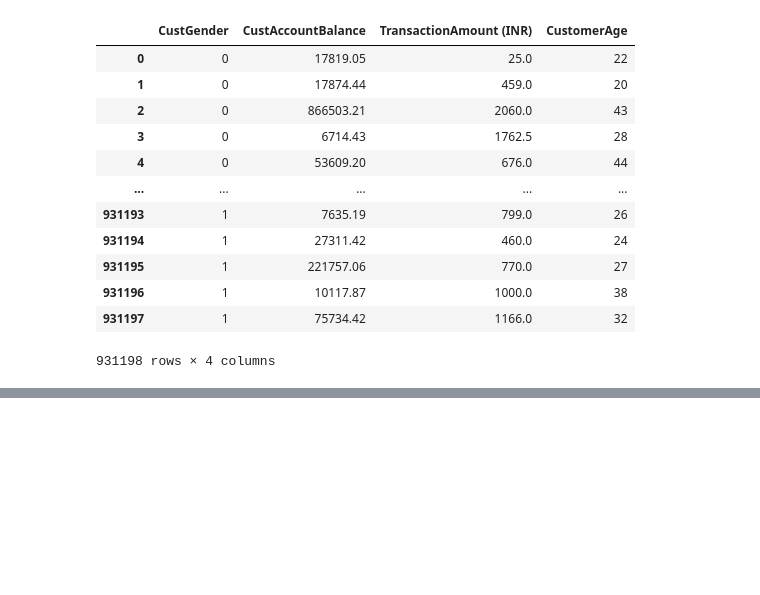
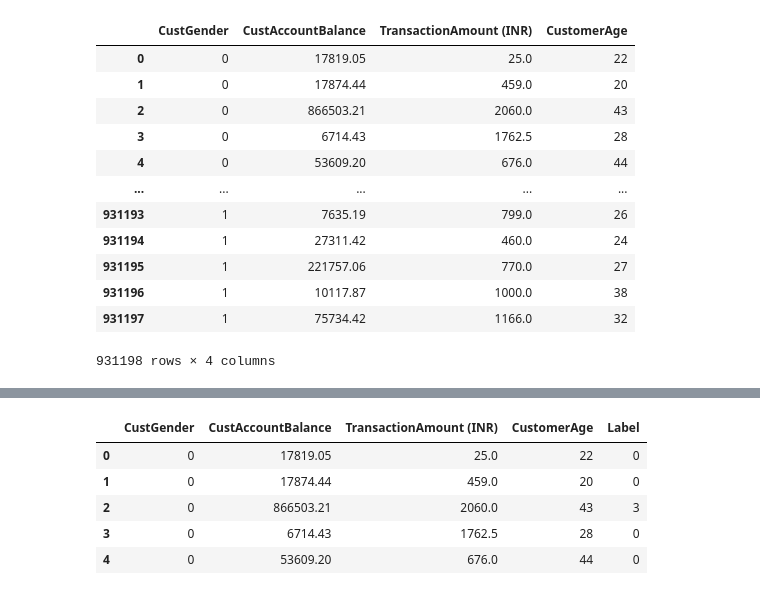
Before and after one commit to Hazqeel09/EDA-bank-dataset, a Jupyter notebook: EDA Bank Data.ipynb, the cells around one changed output, grey strips where cells are left out. Saved outputs shown, nothing was run; the diff lists cells and outputs as text; code cells hidden in the pictures; blank space fills up the shorter version.

```diff
--- a/EDA Bank Data.ipynb
+++ b/EDA Bank Data.ipynb
@@ -407,6 +414,13 @@ plt.tight_layout()
 # %%
-kmeans = KMeans(n_clusters=?? , **kmeans_set)
+kmeans = KMeans(n_clusters=4 , **kmeans_set)
 kmeans.fit(cluster_df)
 cluster_df['Label']=kmeans.labels_
 cluster_df.head()
+# %% [output]
+|  | CustGender | CustAccountBalance | TransactionAmount (INR) | CustomerAge | Label |
+| 0 | 0 | 17819.05 | 25.0 | 22 | 0 |
+| 1 | 0 | 17874.44 | 459.0 | 20 | 0 |
+| 2 | 0 | 866503.21 | 2060.0 | 43 | 3 |
+| 3 | 0 | 6714.43 | 1762.5 | 28 | 0 |
+| 4 | 0 | 53609.20 | 676.0 | 44 | 0 |
 # %%
```
Also changed, not shown: parts of 5 cells of this notebook.
